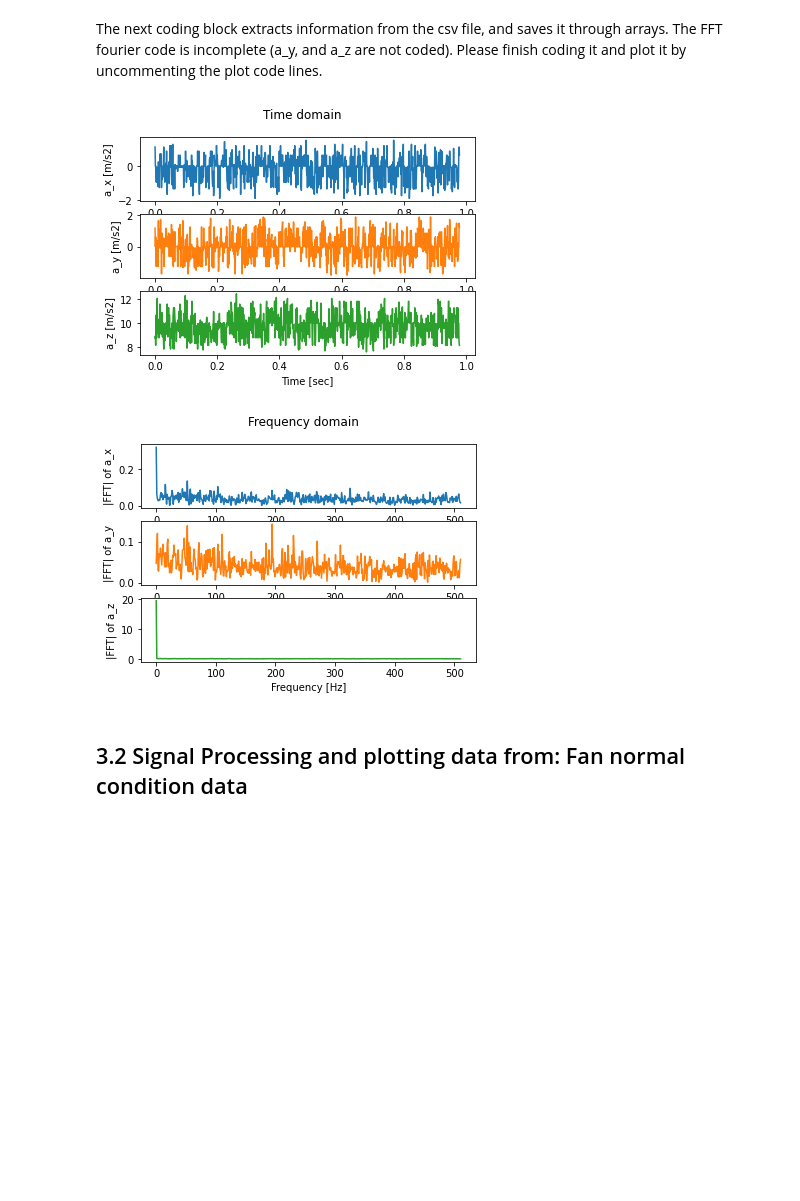
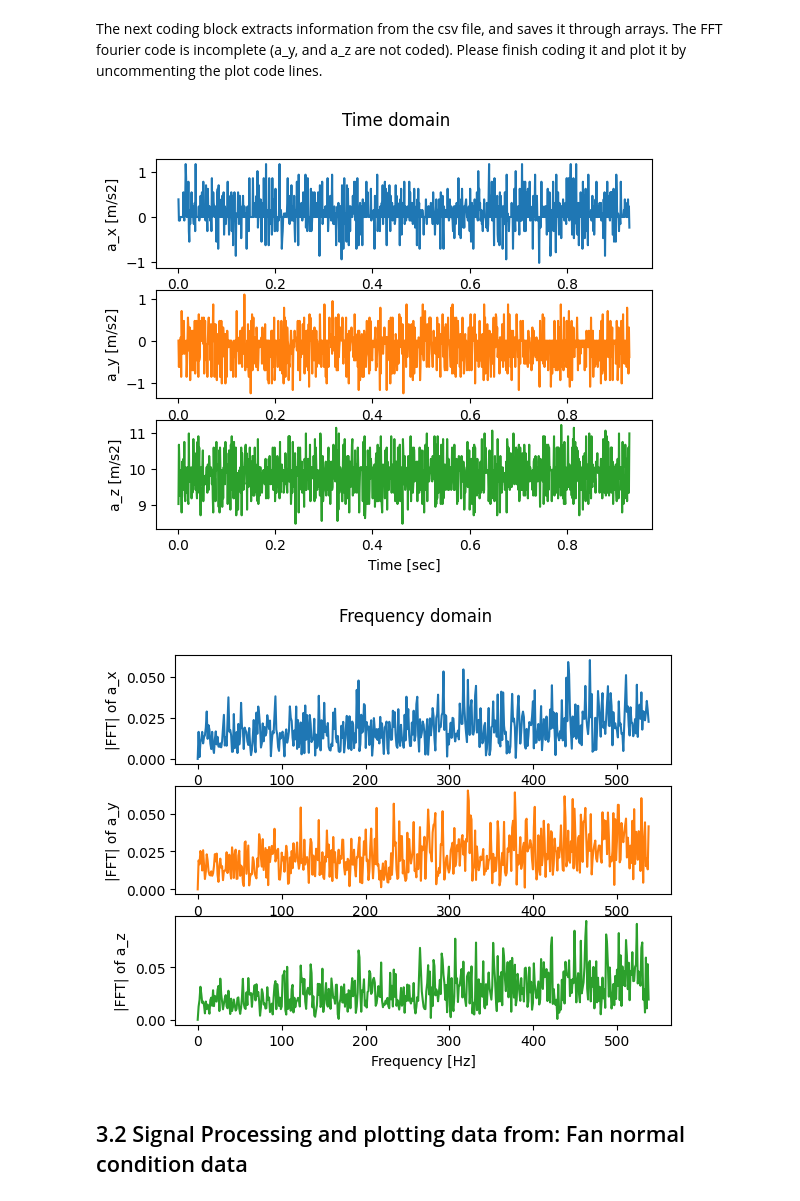
Before and after one commit to rd908213/ME-597-IIoT, a Jupyter notebook: lab/lab2/L2_Colab3.ipynb, the cells around one changed output. Saved outputs shown, nothing was run; the diff lists cells and outputs as text; code cells hidden in the pictures; blank space fills up the shorter version.

```diff
--- a/lab/lab2/L2_Colab3.ipynb
+++ b/lab/lab2/L2_Colab3.ipynb
@@ -48,7 +45,7 @@ The FFT fourier code is incomplete (a_y, and a_z are not coded). Please finish c
 # %%
 from pandas.core.internals.construction import dict_to_mgr
 
-filename1 = '20220629_153205_lab3_no_fan.csv' #Insert the imported csv file name (copy the bolded text from the previous output) from the previous step inside the quotations
+filename1 = './data/20260207_211118_lab2_fan_off.csv' #Insert the imported csv file name (copy the bolded text from the previous output) from the previous step inside the quotations
 #Declaring arrays
 dt = [] # sampling period list, dt
 t = [] # time list, t
@@ -86,41 +83,41 @@ ax1[0].plot(t,a_x,'tab:blue')
 ax1[0].set_ylabel('a_x [m/s2]')
 ax1[1].plot(t,a_y, 'tab:orange')
 ax1[1].set_ylabel('a_y [m/s2]')
 ax1[2].plot(t,a_z, 'tab:green')
 ax1[2].set_ylabel('a_z [m/s2]')
 ax1[2].set_xlabel('Time [sec]')
 
 
 from scipy.fft import fft, fftfreq
 
 # get_fft is a function to calculate FFT
 # arguments are x(signal array), T(sampling period), N(number of Samples)
 # returns are f(frequency array) and y_mag(FFT magnitude array)
 def get_fft(x, T, N):
     f = fftfreq(N, T)[:N//2]
     y_mag = 2/N * np.abs(fft(x)[:N//2])
     y_mag[0] = 0
     return f, y_mag
 
 
 f_x, y_x = get_fft(a_x, T, N)
-# f_y, y_y =
-# f_z, y_z =
+f_y, y_y = get_fft(a_y, T, N)
+f_z, y_z = get_fft(a_z, T, N)
 
 fig2, ax2 = plt.subplots(3)
 fig2.suptitle('Frequency domain')
 ax2[0].plot(f_x,y_x,'tab:blue')
 ax2[0].set_ylabel('|FFT| of a_x')
-# ax2[1].plot(f_y,y_y,'tab:orange')
-# ax2[1].set_ylabel('|FFT| of a_y')
-# ax2[2].plot(f_z,y_z,'tab:green')
-# ax2[2].set_ylabel('|FFT| of a_z')
+ax2[1].plot(f_y,y_y,'tab:orange')
+ax2[1].set_ylabel('|FFT| of a_y')
+ax2[2].plot(f_z,y_z,'tab:green')
+ax2[2].set_ylabel('|FFT| of a_z')
 ax2[2].set_xlabel('Frequency [Hz]')
 
 plt.show()
 # %% [output]
-[figure, old version]
+[figure, new version]
-[figure, old version]
+[figure, new version]
 # %% [markdown]
 ## 3.2 Signal Processing and plotting data from: Fan normal condition data
 # %% [markdown]
```
Also changed, not shown: parts of 32 cells of this notebook, 2 other files.
